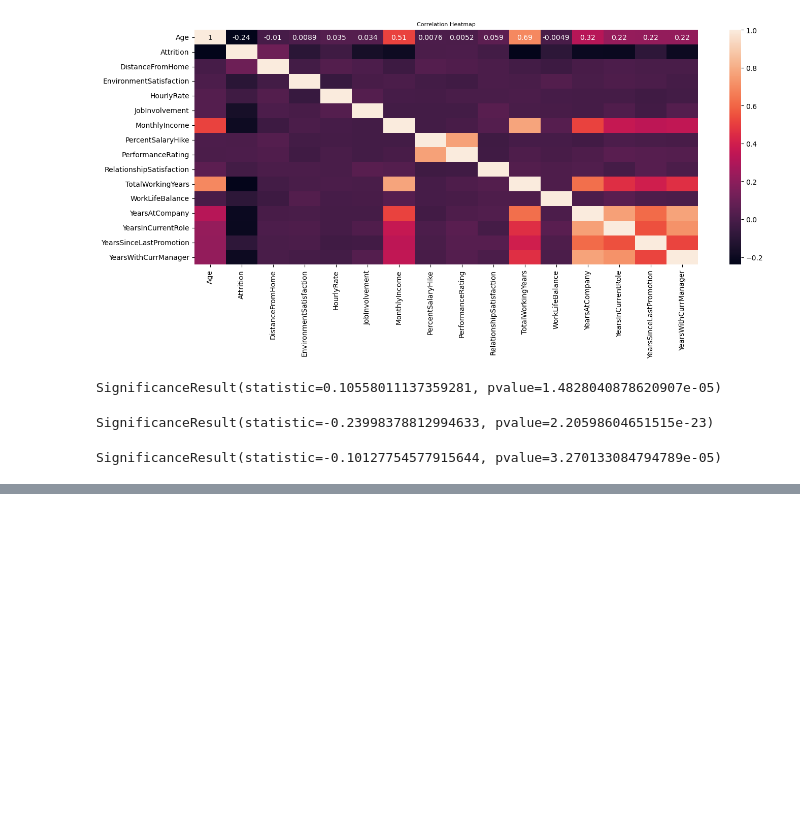
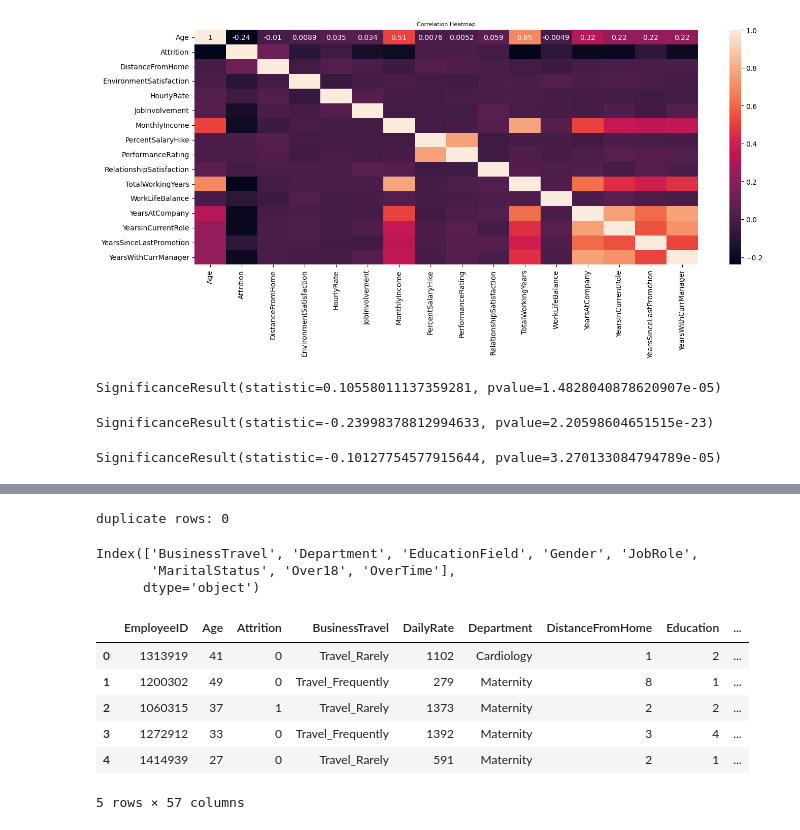
Before and after one commit to AdriannaDJ/healthcare_attrition, a Jupyter notebook: Attrition_model.ipynb, the cells around one changed output, grey strips where cells are left out. Cells and saved outputs as stored; diff of their text form; code cells hidden in the pictures; blank space fills up the shorter version.

Commit message:
updated code with converting data into numerical values in each column.

```diff
--- a/Attrition_model.ipynb
+++ b/Attrition_model.ipynb
@@ -225,0 +170,39 @@ NameError: name 'healthcare_csv' is not defined
+# %%
+# Check for duplicate rows.
+duplicates = healthcare_csv.duplicated()
+num_duplicates = duplicates.sum()
+print(f"duplicate rows: {num_duplicates}")
+# %% [output]
+duplicate rows: 0
+# %%
+# Convert non-numerical features to numerical values using Scaling.
+# check which columns need to be convereted
+object_cols = data_binary.select_dtypes(include=['object']).columns
+print(object_cols)
+
+#  Use get dummies on all object columns
+businesstravel_dummy = pd.get_dummies(data_binary['BusinessTravel'])
+# businesstravel_dummy
+dept_dummy = pd.get_dummies(data_binary['Department'])
+education_dummy = pd.get_dummies(data_binary['EducationField'])
+gender_dummy = pd.get_dummies(data_binary['Gender'])
+jobrole_dummy = pd.get_dummies(data_binary['JobRole'])
+martial_dummy = pd.get_dummies(data_binary['MaritalStatus'])
+over18_dummy = pd.get_dummies(data_binary['Over18'])
+overtime_dummy = pd.get_dummies(data_binary['OverTime'])
+# %% [output]
+Index(['BusinessTravel', 'Department', 'EducationField', 'Gender', 'JobRole',
+       'MaritalStatus', 'Over18', 'OverTime'],
+      dtype='object')
+# %%
+# Concat dummy columns into original df
+data_binary = pd.concat([data_binary,dept_dummy,education_dummy,gender_dummy,jobrole_dummy,martial_dummy,over18_dummy,overtime_dummy], axis=1)
+data_binary.head()
+# %% [output]
+|  | EmployeeID | Age | Attrition | BusinessTravel | DailyRate | Department | DistanceFromHome | Education | ... |
+| 0 | 1313919 | 41 | 0 | Travel_Rarely | 1102 | Cardiology | 1 | 2 | ... |
+| 1 | 1200302 | 49 | 0 | Travel_Frequently | 279 | Maternity | 8 | 1 | ... |
+| 2 | 1060315 | 37 | 1 | Travel_Rarely | 1373 | Maternity | 2 | 2 | ... |
+| 3 | 1272912 | 33 | 0 | Travel_Frequently | 1392 | Maternity | 3 | 4 | ... |
+| 4 | 1414939 | 27 | 0 | Travel_Rarely | 591 | Maternity | 2 | 1 | ... |
+5 rows × 57 columns
```
Also changed, not shown: parts of 19 cells of this notebook.
